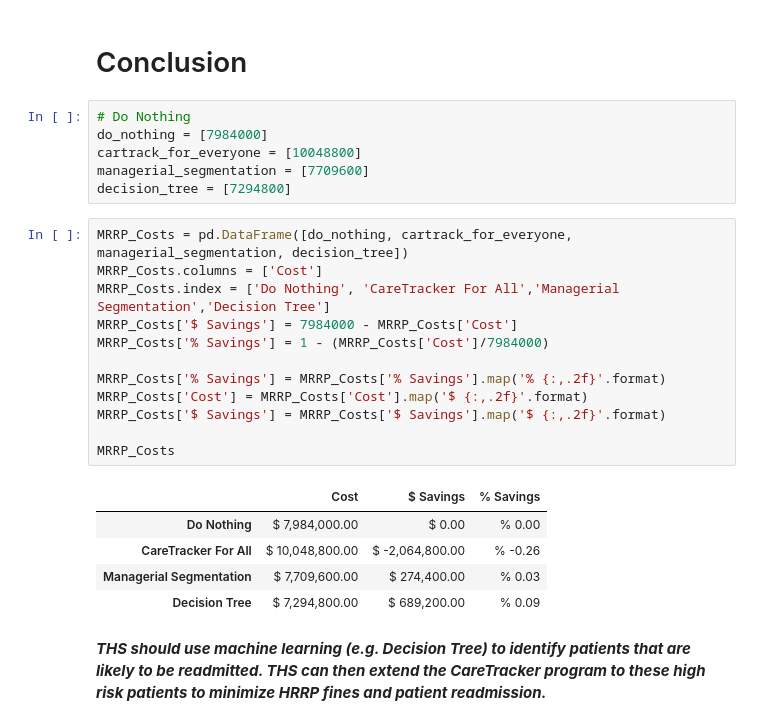
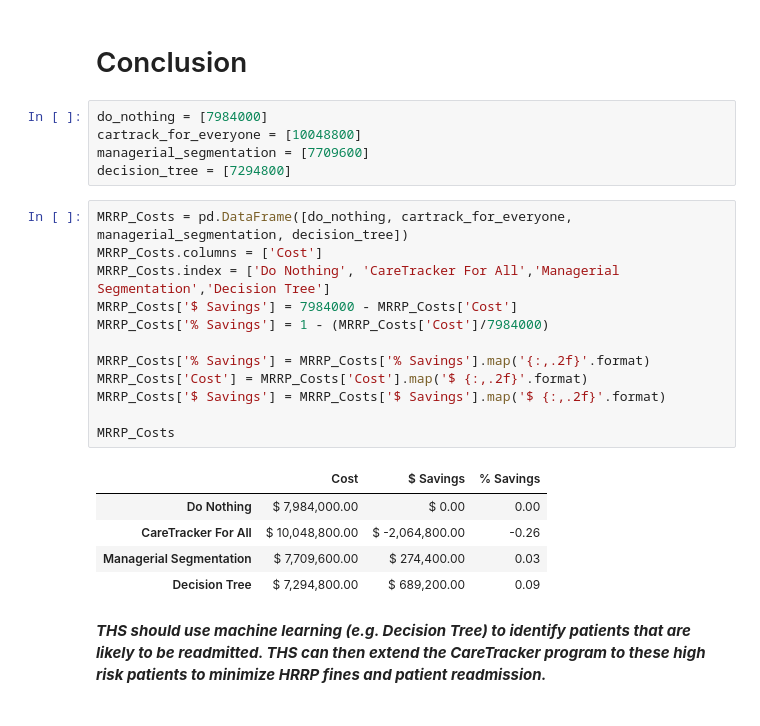
Before and after one commit to AAbercrombie0492/DSCI6006, a Jupyter notebook: final_case/THS_CaseStudy_AnthonyAbercrombie.ipynb, the cells around one changed output. Cells and saved outputs as stored; diff of their text form.

```diff
--- a/final_case/THS_CaseStudy_AnthonyAbercrombie.ipynb
+++ b/final_case/THS_CaseStudy_AnthonyAbercrombie.ipynb
@@ -811,7 +811,6 @@ plt.legend()
 # %% [markdown]
 # Conclusion
 # %%
-# Do Nothing
 do_nothing = [7984000]
 cartrack_for_everyone = [10048800]
 managerial_segmentation = [7709600]
@@ -819,21 +818,21 @@ decision_tree = [7294800]
 # %%
 MRRP_Costs = pd.DataFrame([do_nothing, cartrack_for_everyone, managerial_segmentation, decision_tree])
 MRRP_Costs.columns = ['Cost']
 MRRP_Costs.index = ['Do Nothing', 'CareTracker For All','Managerial Segmentation','Decision Tree']
 MRRP_Costs['$ Savings'] = 7984000 - MRRP_Costs['Cost']
 MRRP_Costs['% Savings'] = 1 - (MRRP_Costs['Cost']/7984000)
 
-MRRP_Costs['% Savings'] = MRRP_Costs['% Savings'].map('% {:,.2f}'.format)
+MRRP_Costs['% Savings'] = MRRP_Costs['% Savings'].map('{:,.2f}'.format)
 MRRP_Costs['Cost'] = MRRP_Costs['Cost'].map('$ {:,.2f}'.format)
 MRRP_Costs['$ Savings'] = MRRP_Costs['$ Savings'].map('$ {:,.2f}'.format)
 
 MRRP_Costs
 # %% [output]
 |  | Cost | $ Savings | % Savings |
-| Do Nothing | $ 7,984,000.00 | $ 0.00 | % 0.00 |
-| CareTracker For All | $ 10,048,800.00 | $ -2,064,800.00 | % -0.26 |
-| Managerial Segmentation | $ 7,709,600.00 | $ 274,400.00 | % 0.03 |
-| Decision Tree | $ 7,294,800.00 | $ 689,200.00 | % 0.09 |
+| Do Nothing | $ 7,984,000.00 | $ 0.00 | 0.00 |
+| CareTracker For All | $ 10,048,800.00 | $ -2,064,800.00 | -0.26 |
+| Managerial Segmentation | $ 7,709,600.00 | $ 274,400.00 | 0.03 |
+| Decision Tree | $ 7,294,800.00 | $ 689,200.00 | 0.09 |
 # %% [markdown]
 ***THS should use machine learning (e.g. Decision Tree) to identify patients that are likely to be readmitted. THS can then extend the CareTracker program to these high risk patients to minimize HRRP fines and patient readmission.***
 # %% [markdown]
```
